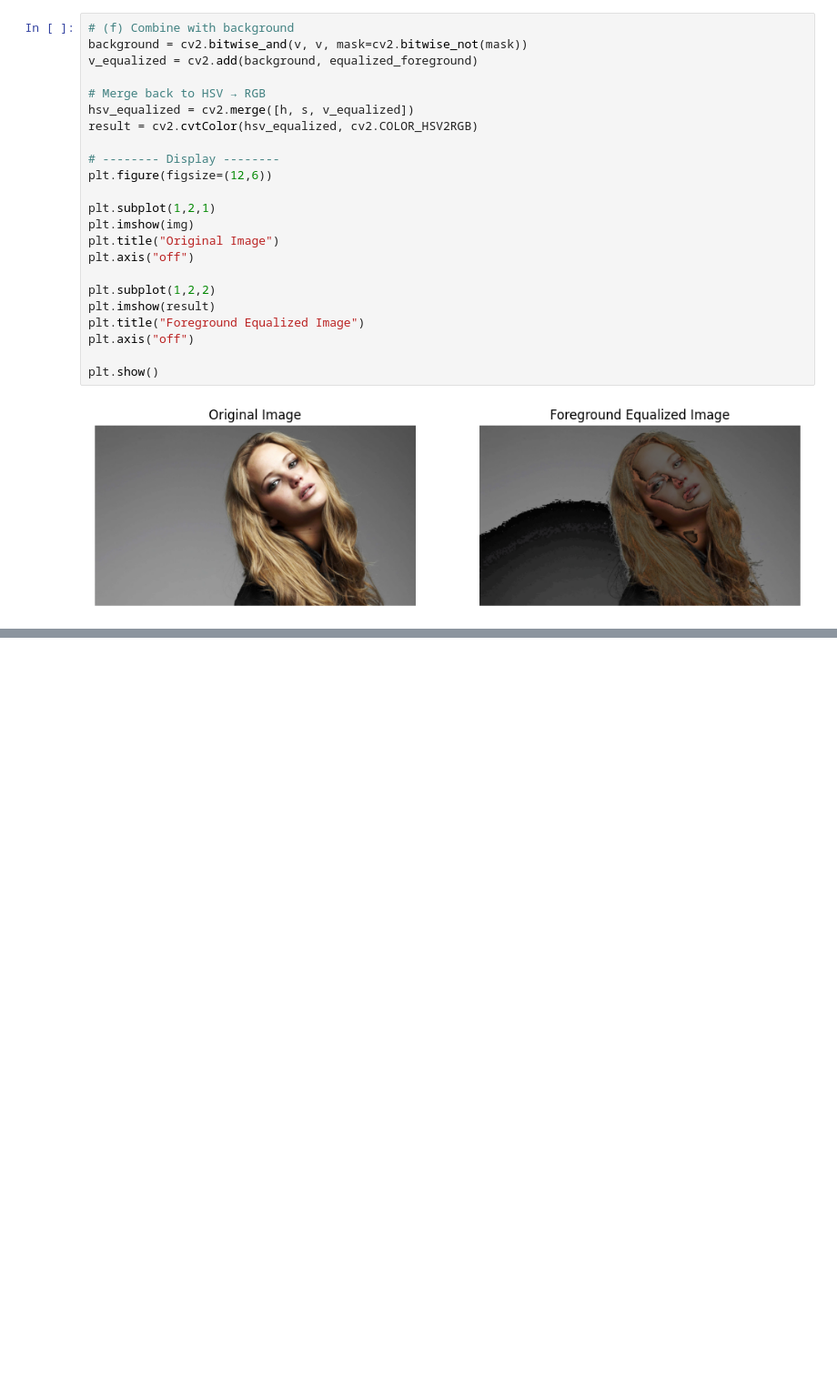
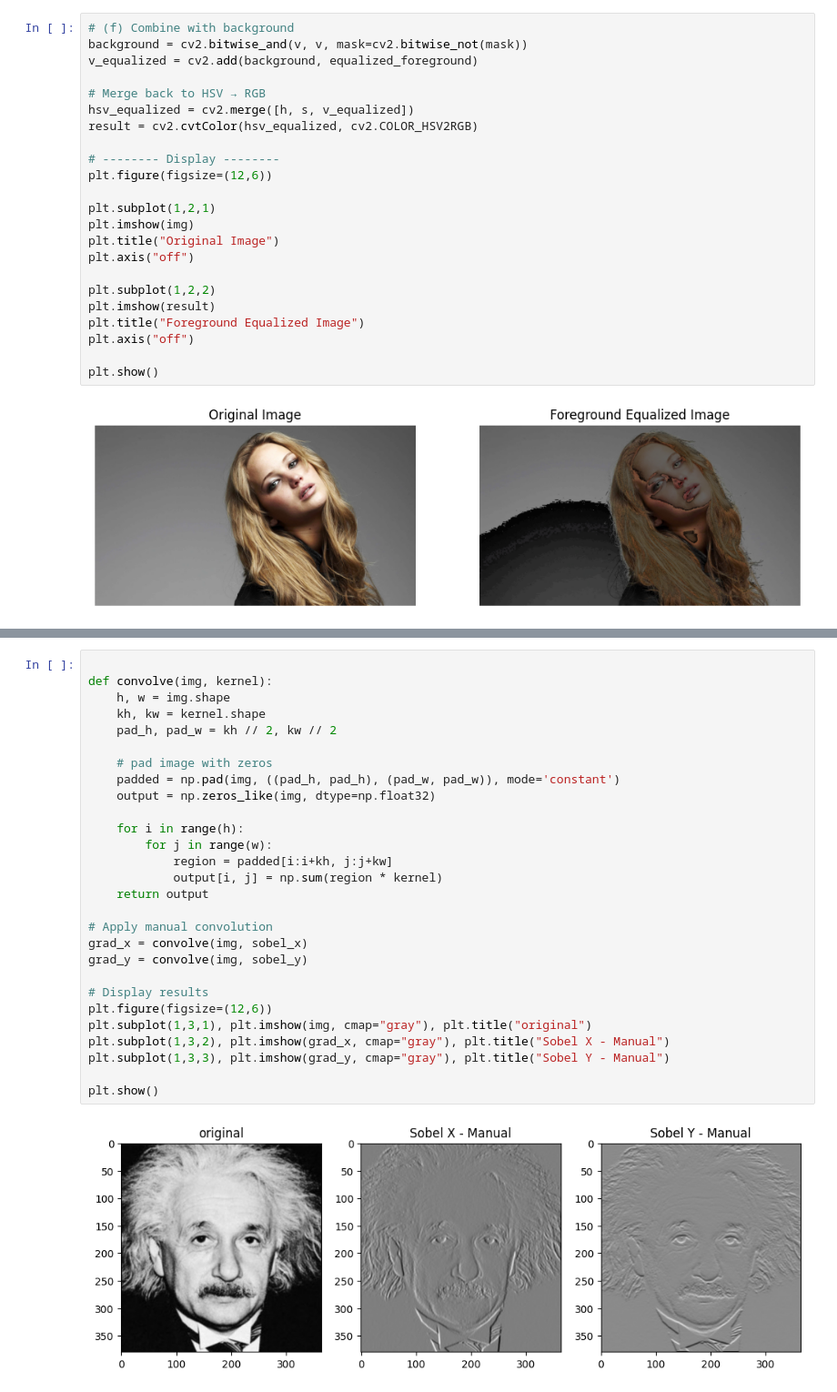
Before and after one commit to bandarasmc/Image_Processing_Msc, a Jupyter notebook: Code/notebook.ipynb, the cells around one changed output, grey strips where cells are left out. Shown at 91% size. Cells and saved outputs as stored; diff of their text form; blank space fills up the shorter version.

```diff
--- a/Code/notebook.ipynb
+++ b/Code/notebook.ipynb
@@ -348,0 +395,30 @@ plt.show()
+# %%
+
+def convolve(img, kernel):
+    h, w = img.shape
+    kh, kw = kernel.shape
+    pad_h, pad_w = kh // 2, kw // 2
+
+    # pad image with zeros
+    padded = np.pad(img, ((pad_h, pad_h), (pad_w, pad_w)), mode='constant')
+    output = np.zeros_like(img, dtype=np.float32)
+
+    for i in range(h):
+        for j in range(w):
+            region = padded[i:i+kh, j:j+kw]
+            output[i, j] = np.sum(region * kernel)
+    return output
+
+# Apply manual convolution
+grad_x = convolve(img, sobel_x)
+grad_y = convolve(img, sobel_y)
+
+# Display results
+plt.figure(figsize=(12,6))
+plt.subplot(1,3,1), plt.imshow(img, cmap="gray"), plt.title("original")
+plt.subplot(1,3,2), plt.imshow(grad_x, cmap="gray"), plt.title("Sobel X - Manual")
+plt.subplot(1,3,3), plt.imshow(grad_y, cmap="gray"), plt.title("Sobel Y - Manual")
+
+plt.show()
+# %% [output]
+[figure, added]
```
Also changed, not shown: parts of 3 cells of this notebook.
